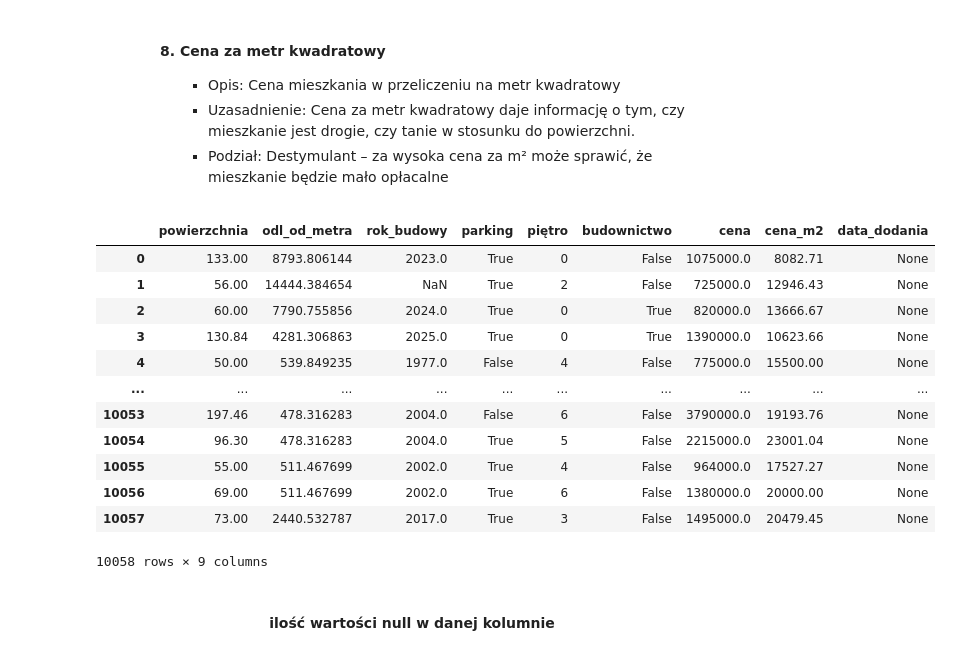
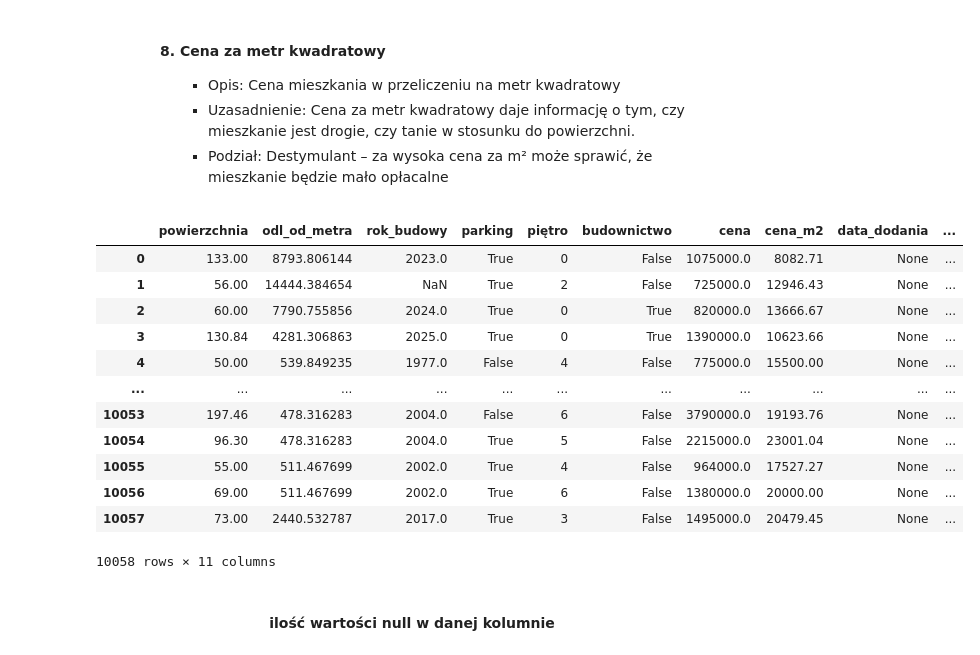
Before and after one commit to ThePhaseless/ProjectMAD, a Jupyter notebook: data_analysis.ipynb, the cells around one changed output. Saved outputs shown, nothing was run; the diff lists cells and outputs as text; code cells hidden in the pictures.

Commit message:
added location columns

```diff
--- a/data_analysis.ipynb
+++ b/data_analysis.ipynb
@@ -97,32 +97,34 @@ Celem analizy było zidentyfikowanie grup podobnych ofert sprzedaży mieszkań w
 # %%
 import pandas as pd
 import seaborn as sns
 import numpy as np
 import matplotlib.pyplot as mpl
 import json
 
 with open("parsed.json", "r", encoding='UTF-8') as file:
     data = json.load(file)
 
 df = pd.DataFrame(data)
+df[["latitude", "longitude"]] = df["location"].apply(pd.Series)
+df.drop(columns=["location"], inplace=True)
 df.rename(columns={"area":"powierzchnia", "distance_to_metro": "odl_od_metra", "build_year": "rok_budowy",
                     "has_parking":"parking", "floor":"piętro","is_new":"budownictwo", "price":"cena",
-                    "price_m2":"cena_m2", "date_added":"data_dodania"}, inplace=True)
+                    "price_m2":"cena_m2", "date_added":"data_dodania", "latitude": "szer. geograficzna", "longitude": "wys. geograficzna"}, inplace=True)
 df
 # %% [output]
-|  | powierzchnia | odl_od_metra | rok_budowy | parking | piętro | budownictwo | cena | cena_m2 | data_dodania |
-| 0 | 133.00 | 8793.806144 | 2023.0 | True | 0 | False | 1075000.0 | 8082.71 | None |
-| 1 | 56.00 | 14444.384654 | NaN | True | 2 | False | 725000.0 | 12946.43 | None |
-| 2 | 60.00 | 7790.755856 | 2024.0 | True | 0 | True | 820000.0 | 13666.67 | None |
-| 3 | 130.84 | 4281.306863 | 2025.0 | True | 0 | True | 1390000.0 | 10623.66 | None |
-| 4 | 50.00 | 539.849235 | 1977.0 | False | 4 | False | 775000.0 | 15500.00 | None |
-| ... | ... | ... | ... | ... | ... | ... | ... | ... | ... |
-| 10053 | 197.46 | 478.316283 | 2004.0 | False | 6 | False | 3790000.0 | 19193.76 | None |
-| 10054 | 96.30 | 478.316283 | 2004.0 | True | 5 | False | 2215000.0 | 23001.04 | None |
-| 10055 | 55.00 | 511.467699 | 2002.0 | True | 4 | False | 964000.0 | 17527.27 | None |
-| 10056 | 69.00 | 511.467699 | 2002.0 | True | 6 | False | 1380000.0 | 20000.00 | None |
-| 10057 | 73.00 | 2440.532787 | 2017.0 | True | 3 | False | 1495000.0 | 20479.45 | None |
+|  | powierzchnia | odl_od_metra | rok_budowy | parking | piętro | budownictwo | cena | cena_m2 | data_dodania | ... |
+| 0 | 133.00 | 8793.806144 | 2023.0 | True | 0 | False | 1075000.0 | 8082.71 | None | ... |
+| 1 | 56.00 | 14444.384654 | NaN | True | 2 | False | 725000.0 | 12946.43 | None | ... |
+| 2 | 60.00 | 7790.755856 | 2024.0 | True | 0 | True | 820000.0 | 13666.67 | None | ... |
+| 3 | 130.84 | 4281.306863 | 2025.0 | True | 0 | True | 1390000.0 | 10623.66 | None | ... |
+| 4 | 50.00 | 539.849235 | 1977.0 | False | 4 | False | 775000.0 | 15500.00 | None | ... |
+| ... | ... | ... | ... | ... | ... | ... | ... | ... | ... | ... |
+| 10053 | 197.46 | 478.316283 | 2004.0 | False | 6 | False | 3790000.0 | 19193.76 | None | ... |
+| 10054 | 96.30 | 478.316283 | 2004.0 | True | 5 | False | 2215000.0 | 23001.04 | None | ... |
+| 10055 | 55.00 | 511.467699 | 2002.0 | True | 4 | False | 964000.0 | 17527.27 | None | ... |
+| 10056 | 69.00 | 511.467699 | 2002.0 | True | 6 | False | 1380000.0 | 20000.00 | None | ... |
+| 10057 | 73.00 | 2440.532787 | 2017.0 | True | 3 | False | 1495000.0 | 20479.45 | None | ... |
-10058 rows × 9 columns
+10058 rows × 11 columns
 # %% [markdown]
 #### <center>ilość wartości null w danej kolumnie</center>
 # %%
```
Also changed, not shown: parts of 8 cells of this notebook.
